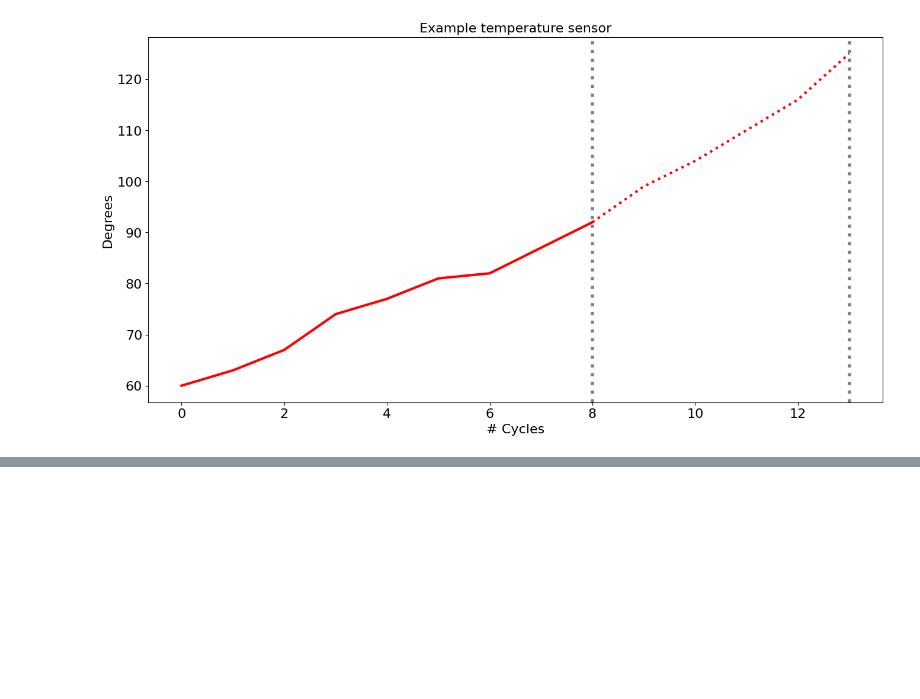
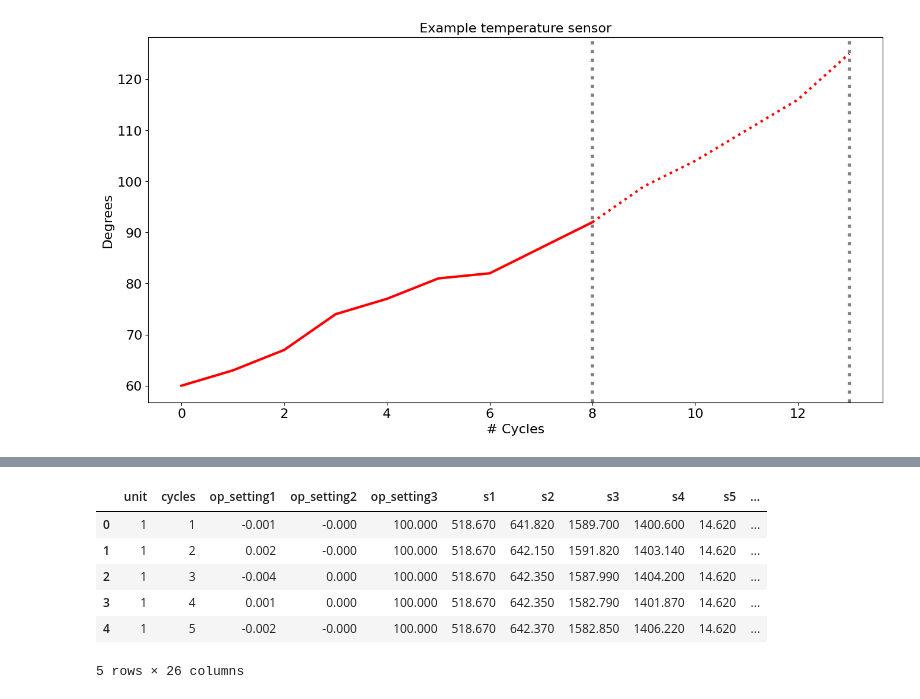
Before and after one commit to ecscioni/rul_prediction, a Jupyter notebook: FD001.ipynb, the cells around one changed output, grey strips where cells are left out. Saved outputs shown, nothing was run; the diff lists cells and outputs as text; code cells hidden in the pictures; blank space fills up the shorter version.

```diff
--- a/FD001.ipynb
+++ b/FD001.ipynb
@@ -59,0 +92,10 @@ plt.show()
+# %%
+train.head()
+# %% [output]
+|  | unit | cycles | op_setting1 | op_setting2 | op_setting3 | s1 | s2 | s3 | s4 | s5 | ... |
+| 0 | 1 | 1 | -0.001 | -0.000 | 100.000 | 518.670 | 641.820 | 1589.700 | 1400.600 | 14.620 | ... |
+| 1 | 1 | 2 | 0.002 | -0.000 | 100.000 | 518.670 | 642.150 | 1591.820 | 1403.140 | 14.620 | ... |
+| 2 | 1 | 3 | -0.004 | 0.000 | 100.000 | 518.670 | 642.350 | 1587.990 | 1404.200 | 14.620 | ... |
+| 3 | 1 | 4 | 0.001 | 0.000 | 100.000 | 518.670 | 642.350 | 1582.790 | 1401.870 | 14.620 | ... |
+| 4 | 1 | 5 | -0.002 | -0.000 | 100.000 | 518.670 | 642.370 | 1582.850 | 1406.220 | 14.620 | ... |
+5 rows × 26 columns
```
Also changed, not shown: parts of 14 cells of this notebook.
